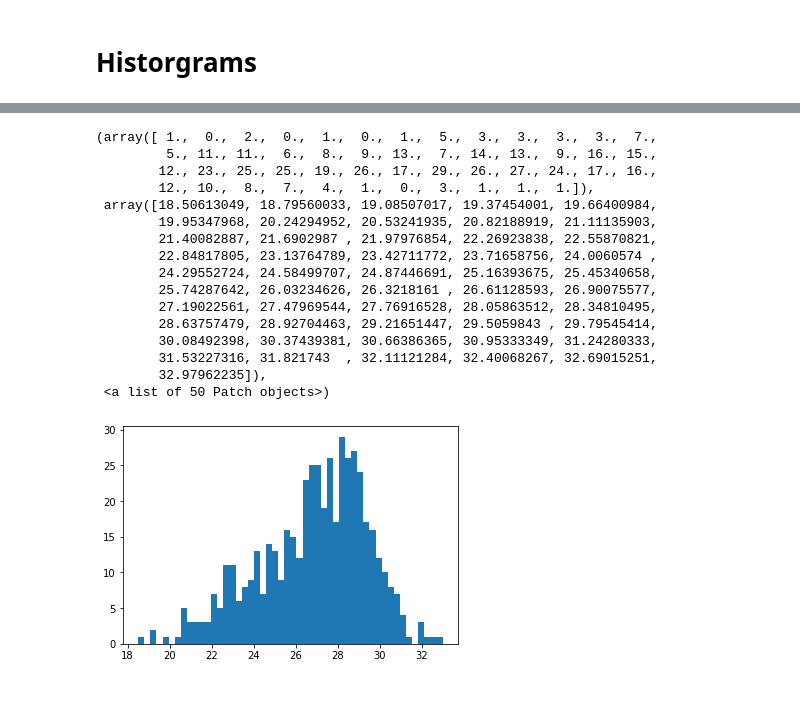
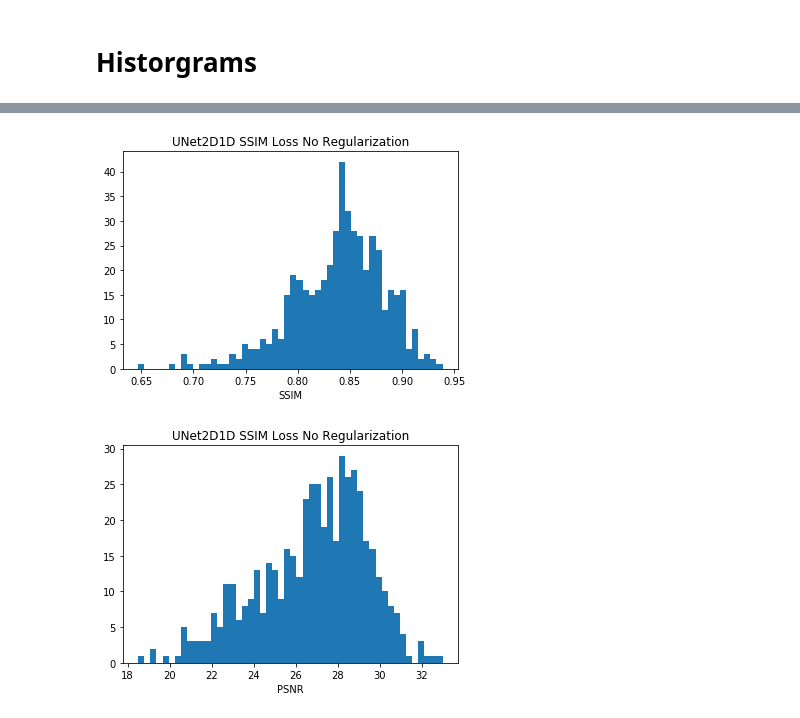
Before and after one commit to g2archie/UNet-MRI-Reconstruction, a Jupyter notebook: jupyter_notebooks/network_result_visualiztion.ipynb, the cells around one changed output, grey strips where cells are left out. Saved outputs shown, nothing was run; the diff lists cells and outputs as text; code cells hidden in the pictures.

```diff
--- a/jupyter_notebooks/network_result_visualiztion.ipynb
+++ b/jupyter_notebooks/network_result_visualiztion.ipynb
@@ -150,20 +97,0 @@ plt.hist(nrmse, bins=50)
-# %%
-plt.hist(psnr, bins=50)
-# %% [output]
-(array([ 1.,  0.,  2.,  0.,  1.,  0.,  1.,  5.,  3.,  3.,  3.,  3.,  7.,
-         5., 11., 11.,  6.,  8.,  9., 13.,  7., 14., 13.,  9., 16., 15.,
-        12., 23., 25., 25., 19., 26., 17., 29., 26., 27., 24., 17., 16.,
-        12., 10.,  8.,  7.,  4.,  1.,  0.,  3.,  1.,  1.,  1.]),
- array([18.50613049, 18.79560033, 19.08507017, 19.37454001, 19.66400984,
-        19.95347968, 20.24294952, 20.53241935, 20.82188919, 21.11135903,
-        21.40082887, 21.6902987 , 21.97976854, 22.26923838, 22.55870821,
-        22.84817805, 23.13764789, 23.42711772, 23.71658756, 24.0060574 ,
-        24.29552724, 24.58499707, 24.87446691, 25.16393675, 25.45340658,
-        25.74287642, 26.03234626, 26.3218161 , 26.61128593, 26.90075577,
-        27.19022561, 27.47969544, 27.76916528, 28.05863512, 28.34810495,
-        28.63757479, 28.92704463, 29.21651447, 29.5059843 , 29.79545414,
-        30.08492398, 30.37439381, 30.66386365, 30.95333349, 31.24280333,
-        31.53227316, 31.821743  , 32.11121284, 32.40068267, 32.69015251,
-        32.97962235]),
- <a list of 50 Patch objects>)
-[figure, removed]
@@ -169,0 +100,20 @@ plt.hist(psnr, bins=50)
+# %%
+title = 'UNet2D1D SSIM Loss No Regularization'
+# %%
+plt.figure(1)
+plt.title(title)
+plt.xlabel('SSIM')
+plt.hist(ssim, bins=50)
+
+plt.savefig('./images/UNet2D1D_SSIM_loss_no_regularization_hist_SSIM.jpg')
+# %% [output]
+[figure, added]
+# %%
+plt.figure(2)
+plt.title(title)
+plt.xlabel('PSNR')
+plt.hist(psnr, bins=50)
+
+plt.savefig('./images/UNet2D1D_SSIM_loss_no_regularization_hist_PSNR.jpg')
+# %% [output]
+[figure, added]
```
Also changed, not shown: parts of 14 cells of this notebook, 5 other files.
